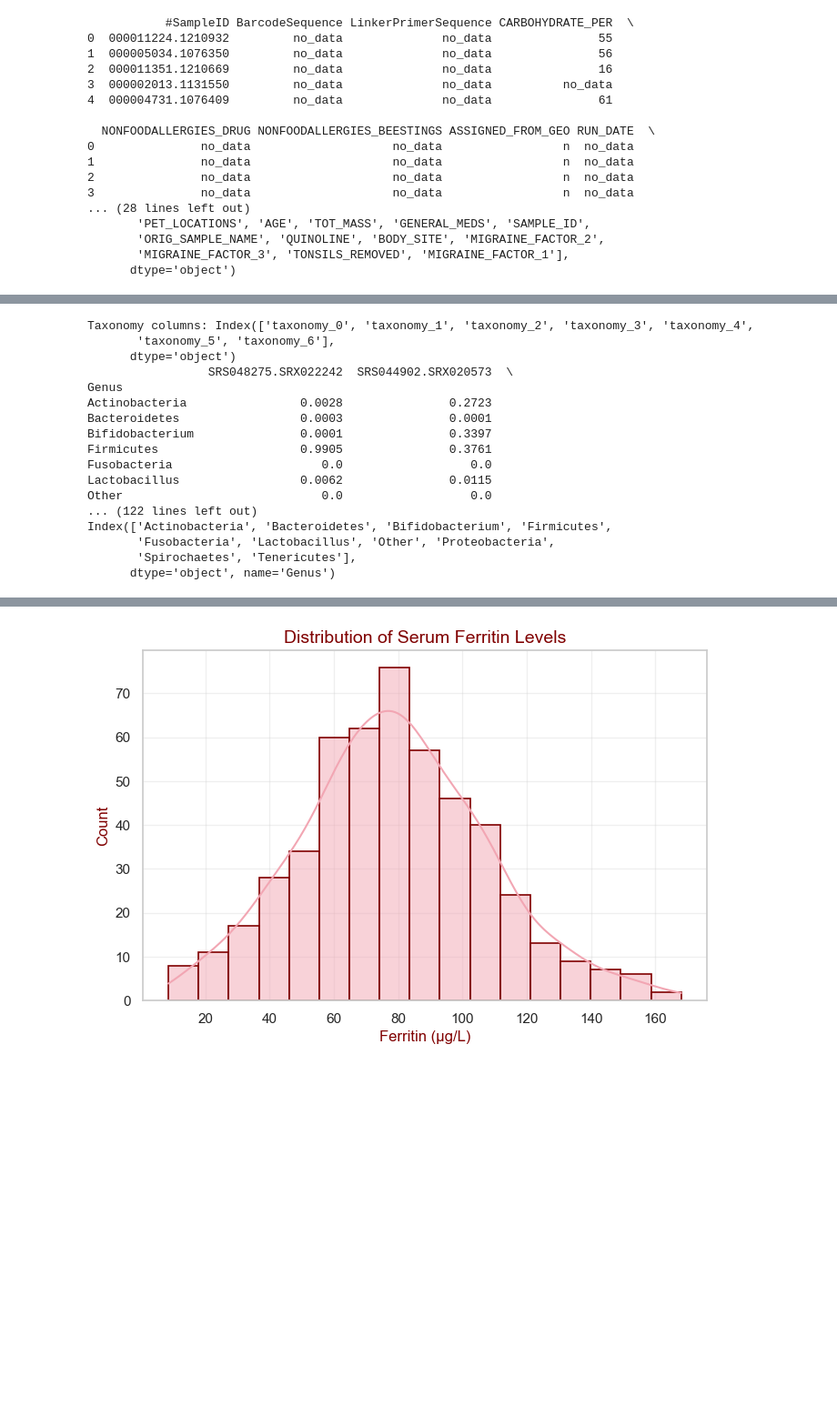
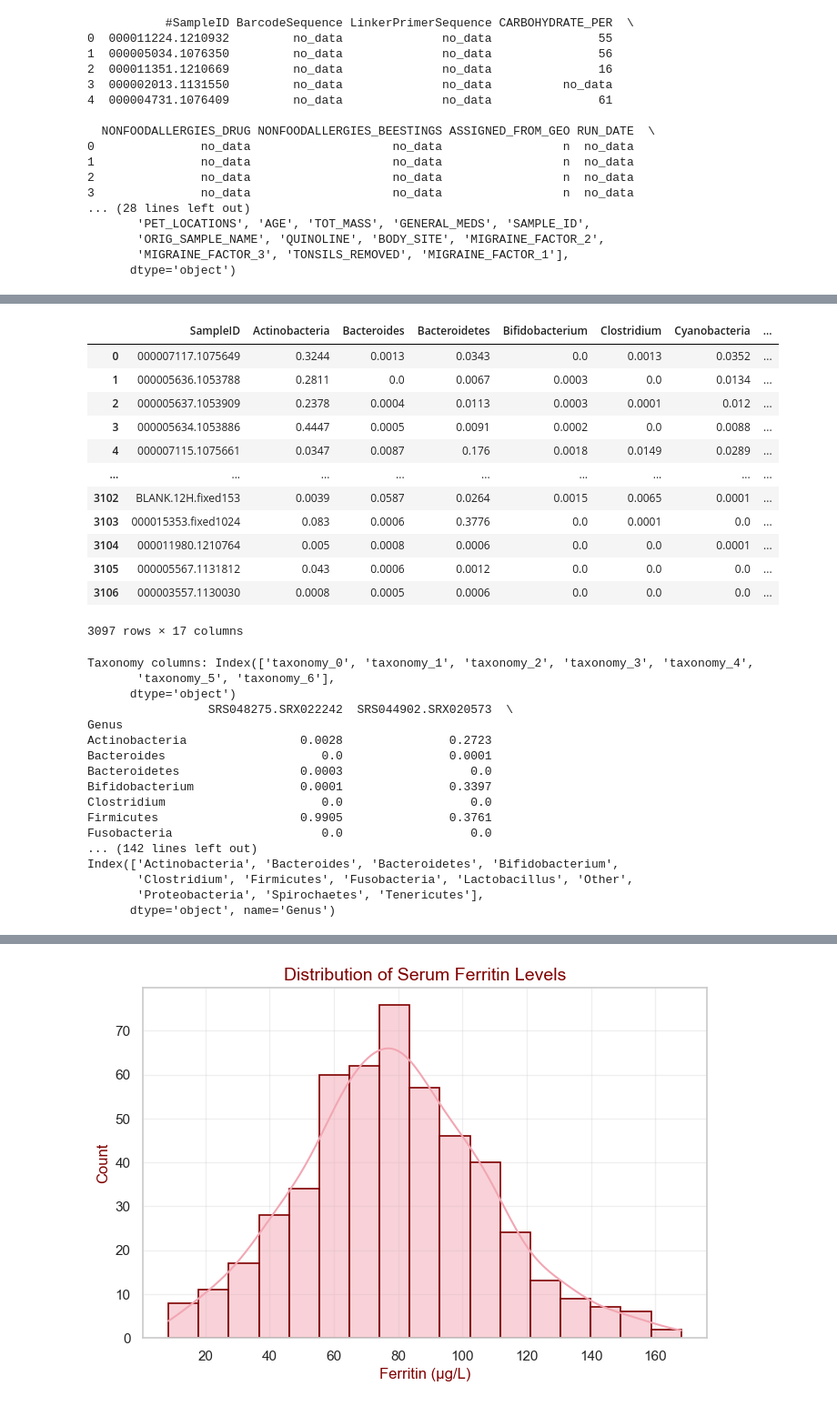
Before and after one commit to mariaponomarova/ML_project, a Jupyter notebook: data.ipynb, the cells around one changed output, grey strips where cells are left out. Shown at 91% size. Drawn from its saved outputs; the diff is of its cells as text; code cells hidden in the pictures; blank space fills up the shorter version.

Commit message:
Create folder for data files, combine microbiome data with age, sex and fiber from AG data

```diff
--- a/data.ipynb
+++ b/data.ipynb
@@ -84,0 +82,6 @@ print(taxonomy.head())
+# %%
+samples = genus_abundance.T.copy()
+samples.index.name = 'SampleID'
+print(samples.columns)
+print(samples.index)
+samples.head()
@@ -85,8 +111,37 @@ print(taxonomy.head())
+# %%
+ag_data = pd.read_csv('./data/AG.txt', sep="\t")
+ag_data = ag_data.rename(columns={'#SampleID': 'SampleID'})
+columns_of_interest = ['SampleID', 'AGE', 'SEX', 'PREGNANT', 'FIBER_GRAMS']
+
+samples_index_df = samples.reset_index().rename(columns={'index': 'SampleID'})
+merged = samples_index_df.merge(
+    ag_data[columns_of_interest],  # metadata
+    on='SampleID',
+    how='left'  # keeps all rows from samples
+)
+
+filtered = merged[merged['PREGNANT'].str.lower() != 'yes']
+filtered = filtered.drop(columns=['PREGNANT'])
+filtered
+# %% [output]
+|  | SampleID | Actinobacteria | Bacteroides | Bacteroidetes | Bifidobacterium | Clostridium | Cyanobacteria | ... |
+| 0 | 000007117.1075649 | 0.3244 | 0.0013 | 0.0343 | 0.0 | 0.0013 | 0.0352 | ... |
+| 1 | 000005636.1053788 | 0.2811 | 0.0 | 0.0067 | 0.0003 | 0.0 | 0.0134 | ... |
+| 2 | 000005637.1053909 | 0.2378 | 0.0004 | 0.0113 | 0.0003 | 0.0001 | 0.012 | ... |
+| 3 | 000005634.1053886 | 0.4447 | 0.0005 | 0.0091 | 0.0002 | 0.0 | 0.0088 | ... |
+| 4 | 000007115.1075661 | 0.0347 | 0.0087 | 0.176 | 0.0018 | 0.0149 | 0.0289 | ... |
+| ... | ... | ... | ... | ... | ... | ... | ... | ... |
+| 3102 | BLANK.12H.fixed153 | 0.0039 | 0.0587 | 0.0264 | 0.0015 | 0.0065 | 0.0001 | ... |
+| 3103 | 000015353.fixed1024 | 0.083 | 0.0006 | 0.3776 | 0.0 | 0.0001 | 0.0 | ... |
+| 3104 | 000011980.1210764 | 0.005 | 0.0008 | 0.0006 | 0.0 | 0.0 | 0.0001 | ... |
+| 3105 | 000005567.1131812 | 0.043 | 0.0006 | 0.0012 | 0.0 | 0.0 | 0.0 | ... |
+| 3106 | 000003557.1130030 | 0.0008 | 0.0005 | 0.0006 | 0.0 | 0.0 | 0.0 | ... |
+3097 rows × 17 columns
 # %%
 import biom
 
 # Load table
-table = biom.load_table('HMPv35_100nt_even10k.biom')
+table = biom.load_table('./data/HMPv35_100nt_even10k.biom')
 otu_table = table.to_dataframe()
 taxonomy = table.metadata_to_dataframe('observation')
 
@@ -94,10 +149,11 @@ print("Taxonomy columns:", taxonomy.columns)
 # Show first few
 # print(taxonomy.head(50))
 
+genera_of_interest = ["Lactobacillus", "Bifidobacterium", "Clostridium", "Bacteroides"]
 
 def extract_genus(row):
     g = row["taxonomy_5"].replace("g__", "")
-    if g in ["Lactobacillus", "Bifidobacterium"]:
+    if g in genera_of_interest:
        return g
     else:
         p = row["taxonomy_1"].replace("p__", "")
@@ -114,7 +170,7 @@ genus_abundance = otu_table.groupby(taxonomy["Genus"]).sum()
 total_abundance = genus_abundance.sum(axis=1)
 threshold = 0.001 * total_abundance.sum()  # 0.1% of total counts
 rare_taxa = [tax for tax in total_abundance[total_abundance < threshold].index
-             if tax not in ["Lactobacillus", "Bifidobacterium"]]
+             if tax not in genera_of_interest]
 
 # Replace rare taxa with 'Other'
 genus_abundance = genus_abundance.rename(index=lambda x: "Other" if x in rare_taxa else x)
@@ -122,9 +178,10 @@ genus_abundance = genus_abundance.groupby(genus_abundance.index).sum()
 
 # Normalize to relative abundance
 genus_abundance = genus_abundance.div(genus_abundance.sum(axis=0), axis=1)
+genus_abundance = genus_abundance.T
 
 # Check results
-print(genus_abundance.head())
+print(genus_abundance.head(30))
 print(genus_abundance.index.unique())
 # %% [output]
 Taxonomy columns: Index(['taxonomy_0', 'taxonomy_1', 'taxonomy_2', 'taxonomy_3', 'taxonomy_4',
@@ -133,16 +190,16 @@ Taxonomy columns: Index(['taxonomy_0', 'taxonomy_1', 'taxonomy_2', 'taxonomy_3',
                  SRS048275.SRX022242  SRS044902.SRX020573  \
 Genus
 Actinobacteria                0.0028               0.2723
-Bacteroidetes                 0.0003               0.0001
+Bacteroides                      0.0               0.0001
+Bacteroidetes                 0.0003                  0.0
 Bifidobacterium               0.0001               0.3397
+Clostridium                      0.0                  0.0
 Firmicutes                    0.9905               0.3761
 Fusobacteria                     0.0                  0.0
-Lactobacillus                 0.0062               0.0115
-Other                            0.0                  0.0
-... (122 lines left out)
-Index(['Actinobacteria', 'Bacteroidetes', 'Bifidobacterium', 'Firmicutes',
-       'Fusobacteria', 'Lactobacillus', 'Other', 'Proteobacteria',
-       'Spirochaetes', 'Tenericutes'],
+... (142 lines left out)
+Index(['Actinobacteria', 'Bacteroides', 'Bacteroidetes', 'Bifidobacterium',
+       'Clostridium', 'Firmicutes', 'Fusobacteria', 'Lactobacillus', 'Other',
+       'Proteobacteria', 'Spirochaetes', 'Tenericutes'],
       dtype='object', name='Genus')
 # %%
 import numpy as np
```
Also changed, not shown: parts of 7 cells of this notebook, 11 other files.
